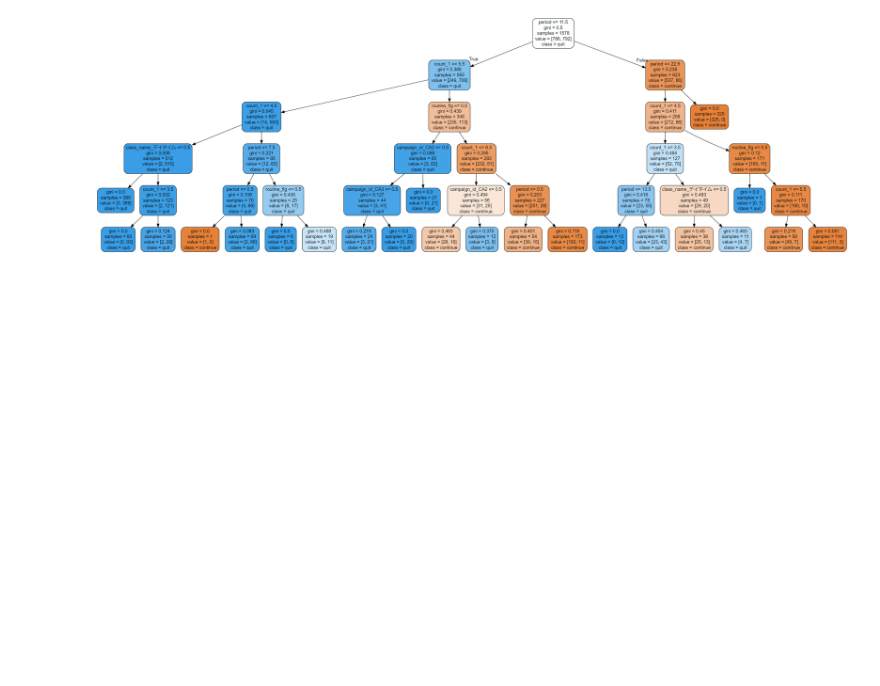
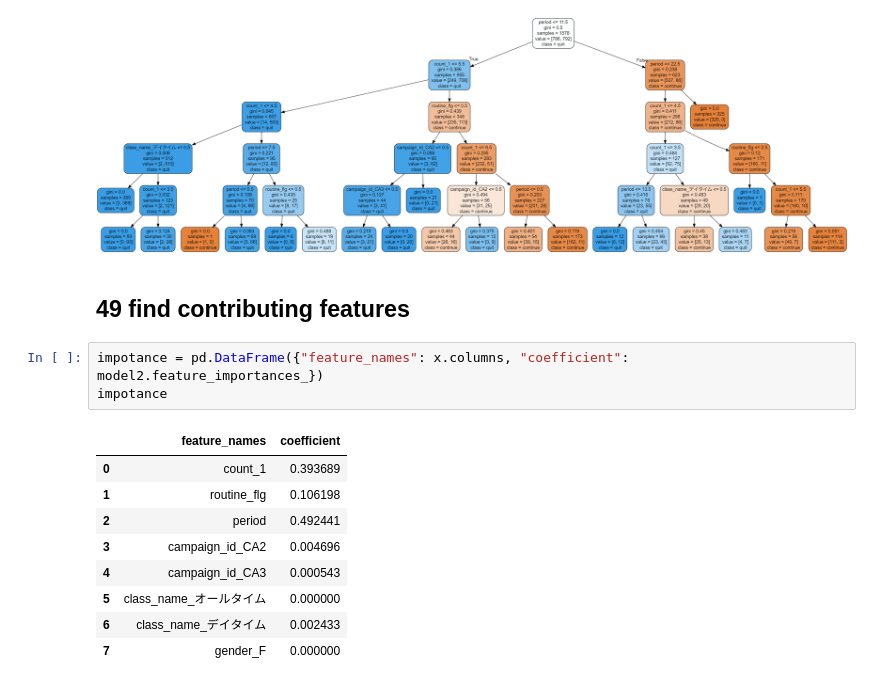
Before and after one commit to A-tilol/python-analysis-100-knock, a Jupyter notebook: sec5.ipynb, the cells around one changed output. Drawn from its saved outputs; the diff is of its cells as text; blank space fills up the shorter version.

```diff
--- a/sec2_5.ipynb
+++ b/sec5.ipynb
@@ -499,3 +499,18 @@ from IPython.display import Image, display_png
 display_png(Image("./output/gym_dc_graphviz.png"))
 # %% [output]
 [figure]
+# %% [markdown]
+## 49 find contributing features
+# %%
+impotance = pd.DataFrame({"feature_names": x.columns, "coefficient": model2.feature_importances_})
+impotance
+# %% [output]
+|  | feature_names | coefficient |
+| 0 | count_1 | 0.393689 |
+| 1 | routine_flg | 0.106198 |
+| 2 | period | 0.492441 |
+| 3 | campaign_id_CA2 | 0.004696 |
+| 4 | campaign_id_CA3 | 0.000543 |
+| 5 | class_name_オールタイム | 0.000000 |
+| 6 | class_name_デイタイム | 0.002433 |
+| 7 | gender_F | 0.000000 |
```
